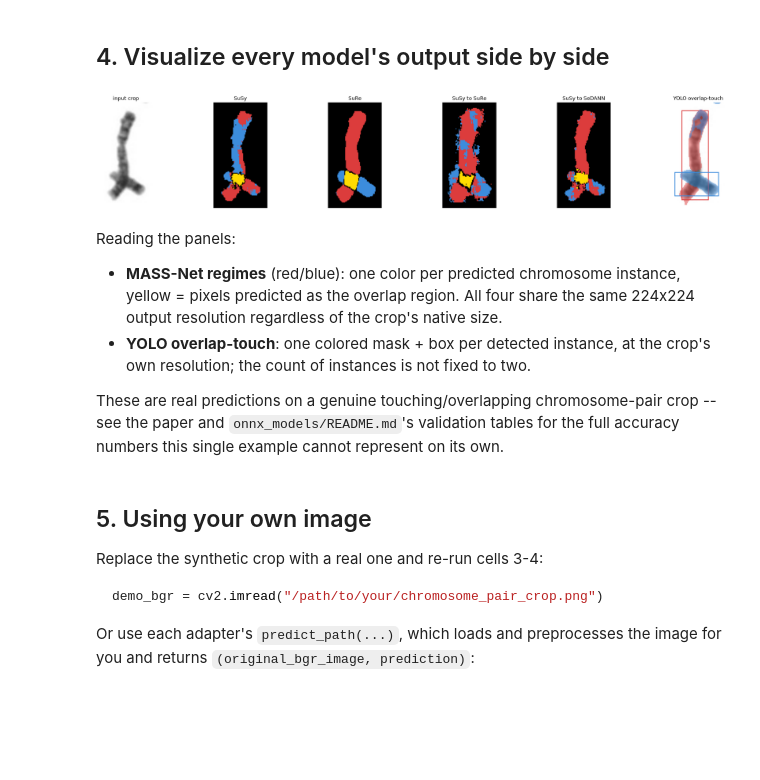
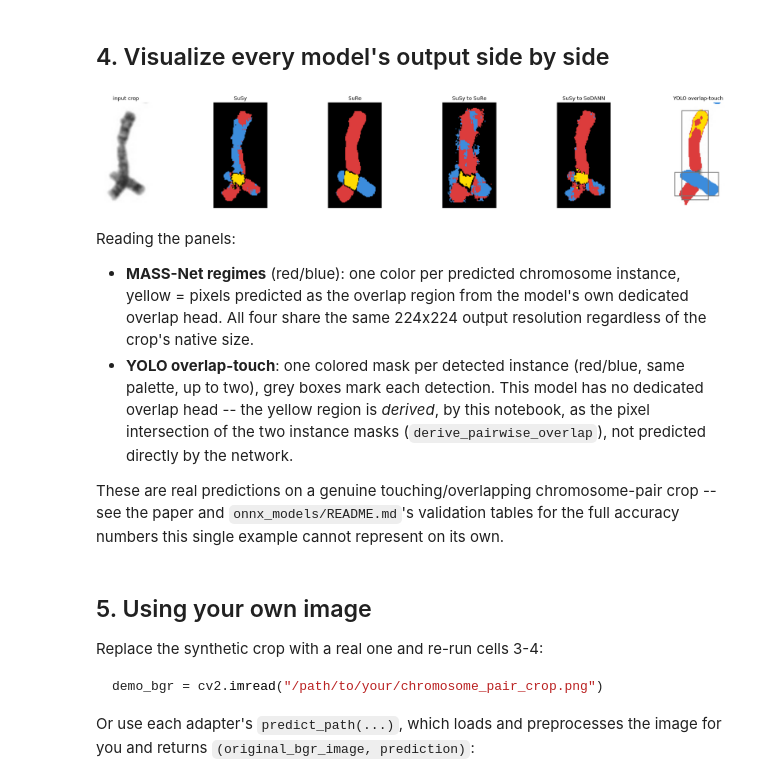
Before and after one commit to dyytnn/ChromaAdapt, a Jupyter notebook: onnx_models/demo_all_models.ipynb, the cells around one changed output. Saved outputs shown, nothing was run; the diff lists cells and outputs as text; code cells hidden in the pictures; blank space fills up the shorter version.

Commit message:
Derive a pairwise overlap region for the YOLO adapter and match the MASS-Net visualization style

```diff
--- a/onnx_models/demo_all_models.ipynb
+++ b/onnx_models/demo_all_models.ipynb
@@ -98,45 +98,53 @@ YOLO overlap-touch   ran in   74.1 ms
 ## 4. Visualize every model's output side by side
 # %%
 CHROMOSOME_PALETTE = np.array([[0, 0, 0], [220, 60, 60], [60, 140, 220]], dtype=np.uint8)  # bg/inst1/inst2, RGB
+OVERLAP_COLOR = np.array([255, 220, 0], dtype=np.uint8)  # yellow, matches the MASS-Net panels
 
 fig, axes = plt.subplots(1, len(models) + 1, figsize=(4 * (len(models) + 1), 4))
 
 axes[0].imshow(cv2.cvtColor(demo_bgr, cv2.COLOR_BGR2RGB))
 axes[0].set_title("input crop")
 axes[0].axis("off")
 
 for ax, (name, pred) in zip(axes[1:], predictions.items()):
     if hasattr(pred, "chromosome_labels"):  # MASS-Net family
         labels = pred.chromosome_labels[0]
         labels_resized = cv2.resize(labels, (demo_bgr.shape[1], demo_bgr.shape[0]), interpolation=cv2.INTER_NEAREST)
         overlap_resized = cv2.resize(pred.overlap_masks[0], (demo_bgr.shape[1], demo_bgr.shape[0]), interpolation=cv2.INTER_NEAREST)
         rgb = CHROMOSOME_PALETTE[labels_resized]
-        rgb[overlap_resized.astype(bool)] = [255, 220, 0]  # yellow = predicted overlap
-        ax.imshow(rgb)
-    else:  # YoloOverlapTouchPrediction
-        overlay = cv2.cvtColor(demo_bgr, cv2.COLOR_BGR2RGB).copy()
-        colors = [(220, 60, 60), (60, 140, 220), (60, 200, 90)]
-        for i, (box, score, mask) in enumerate(zip(pred.boxes_xyxy, pred.scores, pred.masks)):
-            color = colors[i % len(colors)]
-            overlay[mask] = (0.5 * overlay[mask] + 0.5 * np.array(color)).astype(np.uint8)
+        rgb[overlap_resized.astype(bool)] = OVERLAP_COLOR
+    else:  # YoloOverlapTouchPrediction -- no dedicated overlap head, so the
+           # overlap region (if any) is derived from the two instance masks'
+           # intersection, purely for this visualization.
+        rgb = cv2.cvtColor(demo_bgr, cv2.COLOR_BGR2RGB).copy()
+        for i, mask in enumerate(pred.masks[:2]):
+            rgb[mask] = CHROMOSOME_PALETTE[i + 1]
+        overlap = derive_pairwise_overlap(pred)
+        if overlap is not None:
+            rgb[overlap] = OVERLAP_COLOR
+        for box in pred.boxes_xyxy:
             x1, y1, x2, y2 = box.astype(int)
-            cv2.rectangle(overlay, (x1, y1), (x2, y2), color, 1)
-        ax.imshow(overlay)
+            cv2.rectangle(rgb, (x1, y1), (x2, y2), (120, 120, 120), 1)
+    ax.imshow(rgb)
     ax.set_title(name)
     ax.axis("off")
 
 plt.tight_layout()
 plt.show()
 # %% [output]
-[figure, old version]
+[figure, new version]
 # %% [markdown]
 Reading the panels:
 
 - **MASS-Net regimes** (red/blue): one color per predicted chromosome
-  instance, yellow = pixels predicted as the overlap region. All four share
-  the same 224x224 output resolution regardless of the crop's native size.
-- **YOLO overlap-touch**: one colored mask + box per detected instance, at
-  the crop's own resolution; the count of instances is not fixed to two.
+  instance, yellow = pixels predicted as the overlap region from the
+  model's own dedicated overlap head. All four share the same 224x224
+  output resolution regardless of the crop's native size.
+- **YOLO overlap-touch**: one colored mask per detected instance (red/blue,
+  same palette, up to two), grey boxes mark each detection. This model has
+  no dedicated overlap head -- the yellow region is *derived*, by this
+  notebook, as the pixel intersection of the two instance masks
+  (`derive_pairwise_overlap`), not predicted directly by the network.
 
 These are real predictions on a genuine touching/overlapping chromosome-pair
 crop -- see the paper and `onnx_models/README.md`'s validation tables for
```
Also changed, not shown: parts of 2 cells of this notebook, 1 other file.
